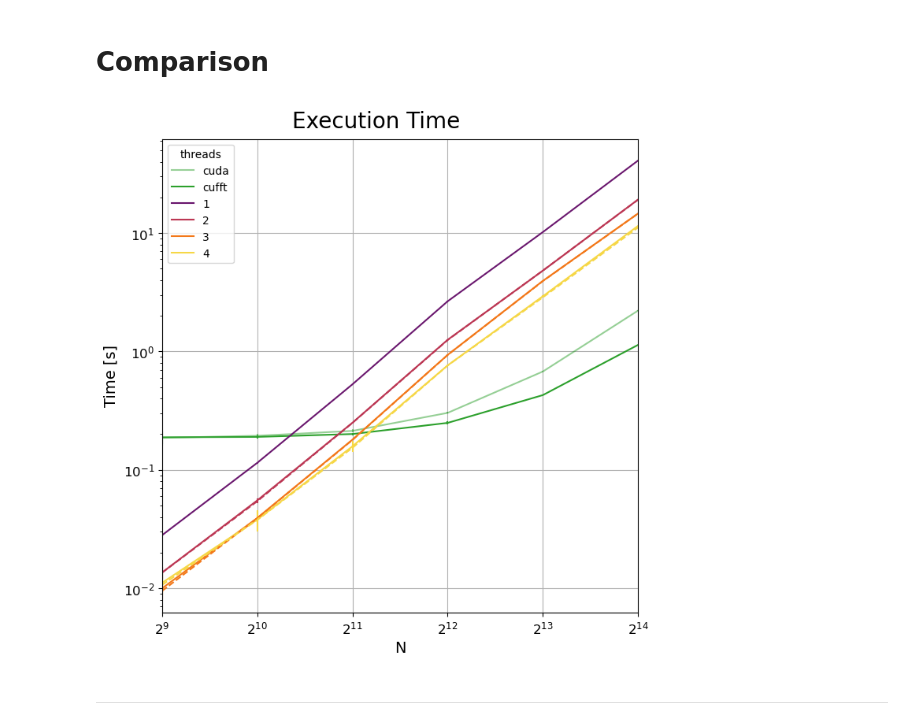
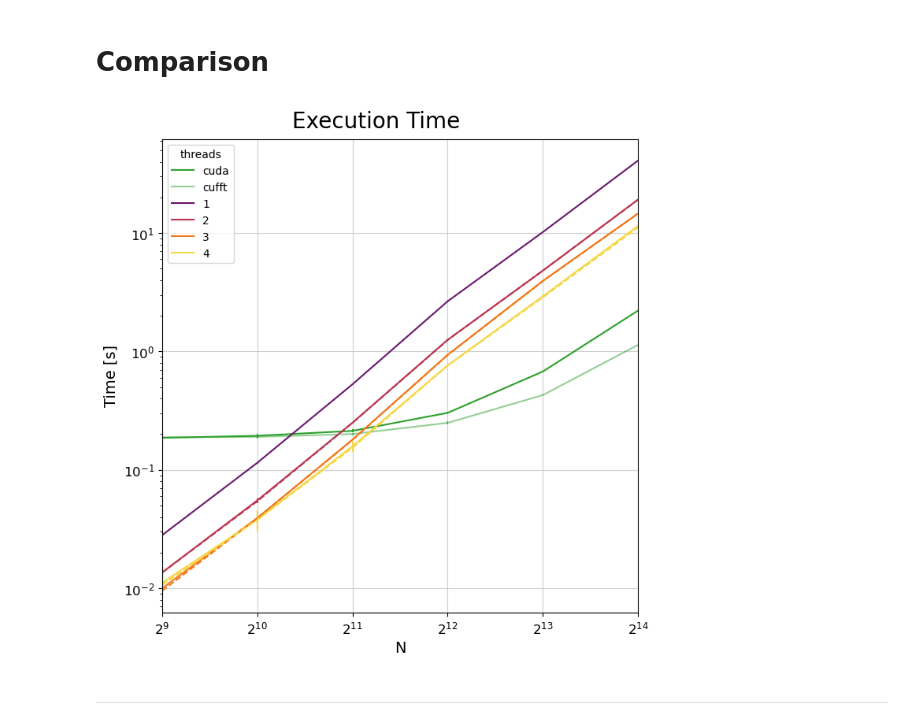
Before and after one commit to GioMai24/Speed-of-Light-FFT, a Jupyter notebook: visualization.ipynb, the cells around one changed output. Cells and saved outputs as stored; diff of their text form; code cells hidden in the pictures.

Commit message:
final visuals?

```diff
--- a/visualization.ipynb
+++ b/visualization.ipynb
@@ -122,37 +125,38 @@ dtype: float64
 wdir = Path("logs/singleImage/")
 pdNames = ["N", "real", "user", "sys"]
 colors = plt.get_cmap("inferno")(np.linspace(0.3, 0.9, 4))
 
 fig, ax = plt.subplots(figsize=(7,7), layout="constrained")
 fig.suptitle("Execution Time", fontsize=20)
 ax.set_yscale("log")
 ax.set_xscale("log", base=2)
 ax.set_xlim(512, 16384)
 
 cmap = {
         "1":{"color":colors[0]},
-        "cuda":{"color":"tab:green", "alpha":0.5},
-        "cufft":{"color":"tab:green"},
+        "cuda":{"color":"tab:green"},
+        "cufft":{"color":"tab:green", "alpha":0.5},
         "threads":{"color":colors[1:]}
        }
 
 for file in wdir.glob("**/times.csv"):
     data = pd.read_csv(file, sep=' ', names=pdNames, header=None)
     data.groupby("N").agg(["mean", "std"])["real"].plot(y="mean", yerr="std", xticks=data["N"].unique(), **cmap[file.parent.name], label=file.parent.name, fontsize=12, ax=ax)
 
 for file, kwarg in {"OMP/staticTimes.csv": {"ls": "-"}, "OMP/dynamicTimes.csv": {"ls": "--", "legend": False}}.items():
     data = pd.read_csv(wdir/file, sep=' ', names=["threads"] + pdNames, header=None)
     data = data[data["threads"]<=4]
     data.groupby(["threads", "N"]).agg(["mean", "std"])["real"].unstack(level=0).plot(y="mean", yerr="std", **cmap["threads"], **kwarg, ax=ax)
 
-ax.grid()
+ax.grid(alpha=.6)
 ax.set_xlabel("N", fontsize=14)
 ax.set_ylabel("Time [s]", fontsize=14)
 # ax.legend()
 
+# plt.savefig("exec.png")
 plt.show()
 # %% [output]
-[figure, old version]
+[figure, new version]
 # %% [markdown]
 ---
 # %% [markdown]
```
Also changed, not shown: parts of 7 cells of this notebook.
